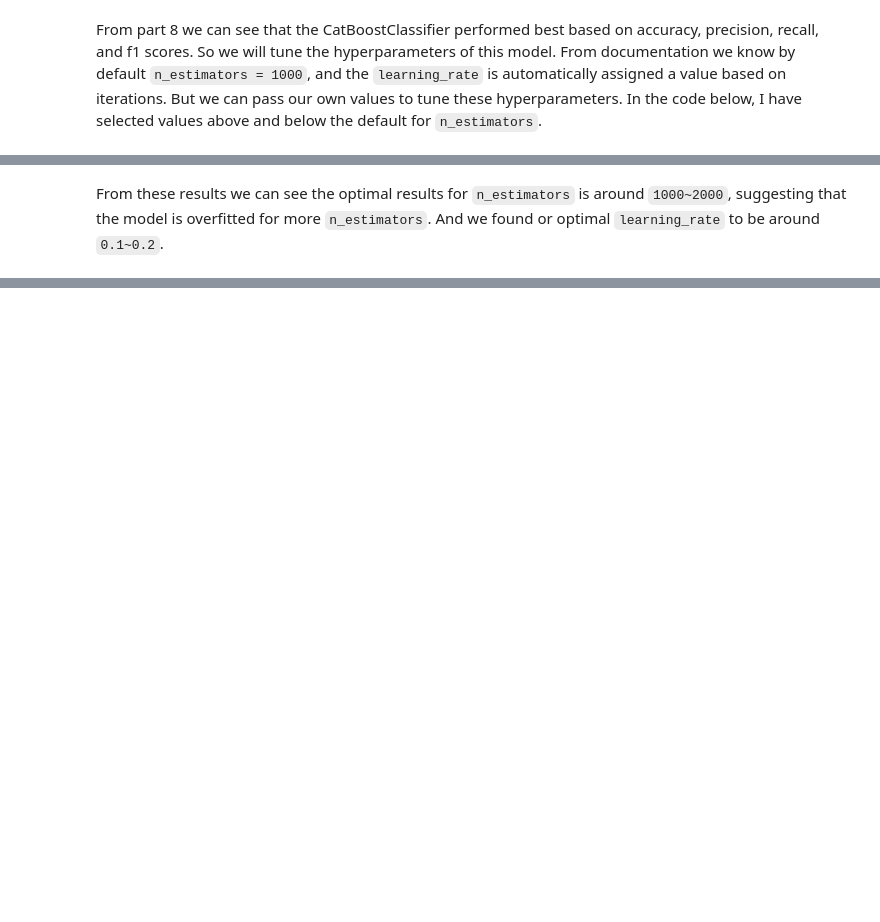
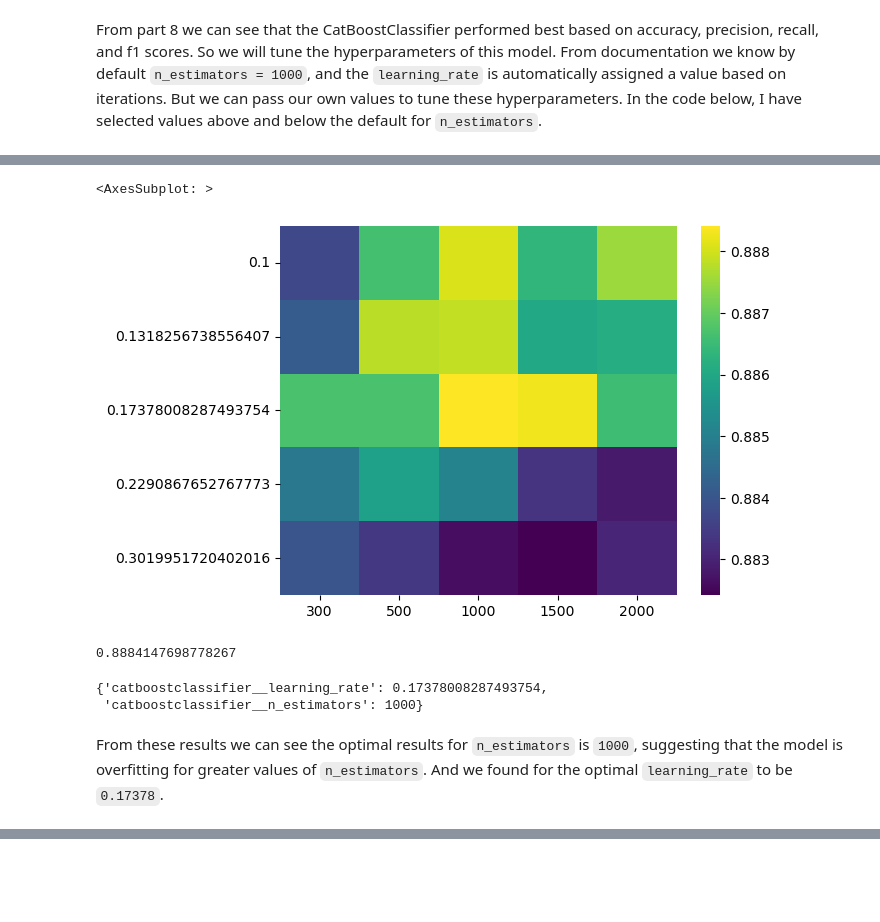
Before and after one commit to bchurch8/cpsc330-HW-repo, a Jupyter notebook: hw/hw6/hw6-starter.ipynb, the cells around one changed output, grey strips where cells are left out. Drawn from its saved outputs; the diff is of its cells as text; code cells hidden in the pictures; blank space fills up the shorter version.

```diff
--- a/hw/hw6/hw6-starter.ipynb
+++ b/hw/hw6/hw6-starter.ipynb
@@ -438,7 +655,7 @@ CatBoost: n_estimators, learning_rate
 From part 8 we can see that the CatBoostClassifier performed best based on accuracy, precision, recall, and f1 scores. So we will tune the hyperparameters of this model. From documentation we know by default `n_estimators = 1000`, and the `learning_rate` is automatically assigned a value based on iterations. But we can pass our own values to tune these hyperparameters. In the code below, I have selected values above and below the default for `n_estimators`.
 # %%
 param_grid_cat = {
-    "catboostclassifier__n_estimators": [500,1000,2000,3000],
+    "catboostclassifier__n_estimators": [300,500,1000,1500,2000],
     "catboostclassifier__learning_rate": np.logspace(-1,-0.4,5,endpoint=False),
 }
 # %% [markdown]
@@ -449,16 +684,18 @@ grid_search.fit(X_train, y_train)
 # %%
-
 #adapted from lecture 8
 results = pd.DataFrame(grid_search.cv_results_)
 
-scores = np.array(results.mean_test_score).reshape(param_grid_cat["catboostclassifier__n_estimators"],3)
+scores = np.array(results.mean_test_score).reshape(5,5)
 scores
 import seaborn
 
 # plot the mean cross-validation scores
 seaborn.heatmap(
     scores,
-    xticklabels=param_grid_cat["logisticregression__class_weight"],
-    yticklabels=param_grid_cat["logisticregression__C"],
+    xticklabels=param_grid_cat["catboostclassifier__n_estimators"],
+    yticklabels=param_grid_cat["catboostclassifier__learning_rate"],
     cmap="viridis",
 )
+# %% [output]
+<AxesSubplot: >
+[figure, added]
@@ -470,9 +702,14 @@ random_search.fit(X_train, y_train)
 # %%
-random_search.best_score_
+grid_search.best_score_
+# %% [output]
+0.8884147698778267
 # %%
-n_estimators = random_search.best_params_['catboostclassifier__n_estimators']
-learning_rate = random_search.best_params_['catboostclassifier__learning_rate']
-random_search.best_params_
+n_estimators = grid_search.best_params_['catboostclassifier__n_estimators']
+learning_rate = grid_search.best_params_['catboostclassifier__learning_rate']
+grid_search.best_params_
+# %% [output]
+{'catboostclassifier__learning_rate': 0.17378008287493754,
+ 'catboostclassifier__n_estimators': 1000}
 # %% [markdown]
-From these results we can see the optimal results for `n_estimators` is around `1000~2000`, suggesting that the model is overfitted for more `n_estimators`. And we found or optimal `learning_rate` to be around `0.1~0.2`.
+From these results we can see the optimal results for `n_estimators` is `1000`, suggesting that the model is overfitting for greater values of `n_estimators`. And we found for the optimal `learning_rate` to be `0.17378`.
 # %%
```
Also changed, not shown: parts of 41 cells of this notebook, 48 other files.
